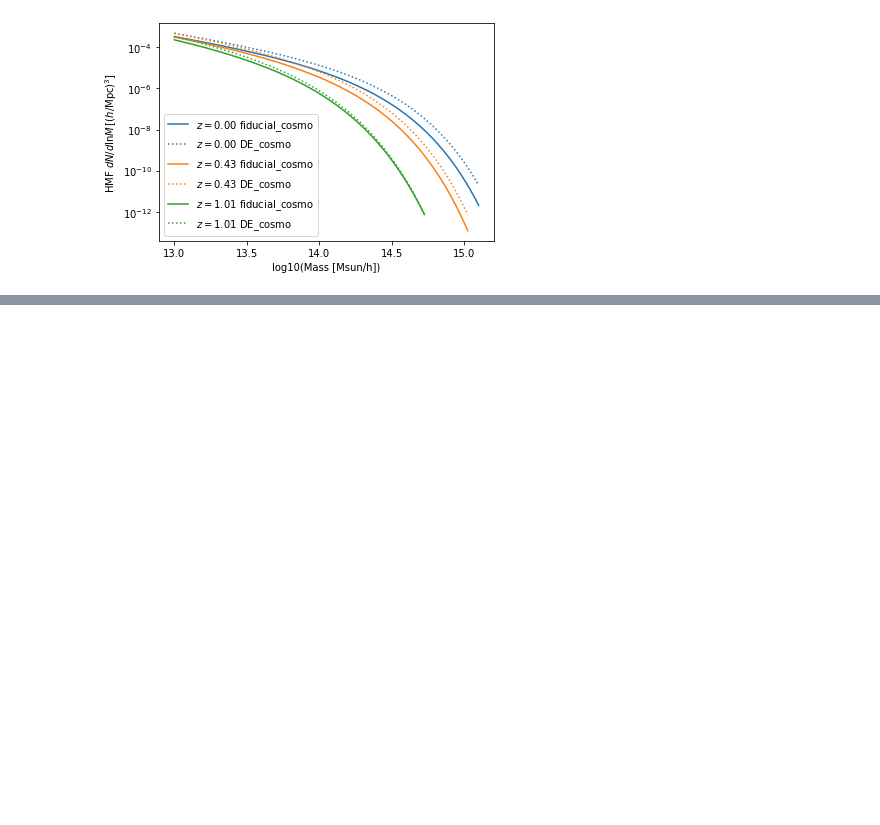
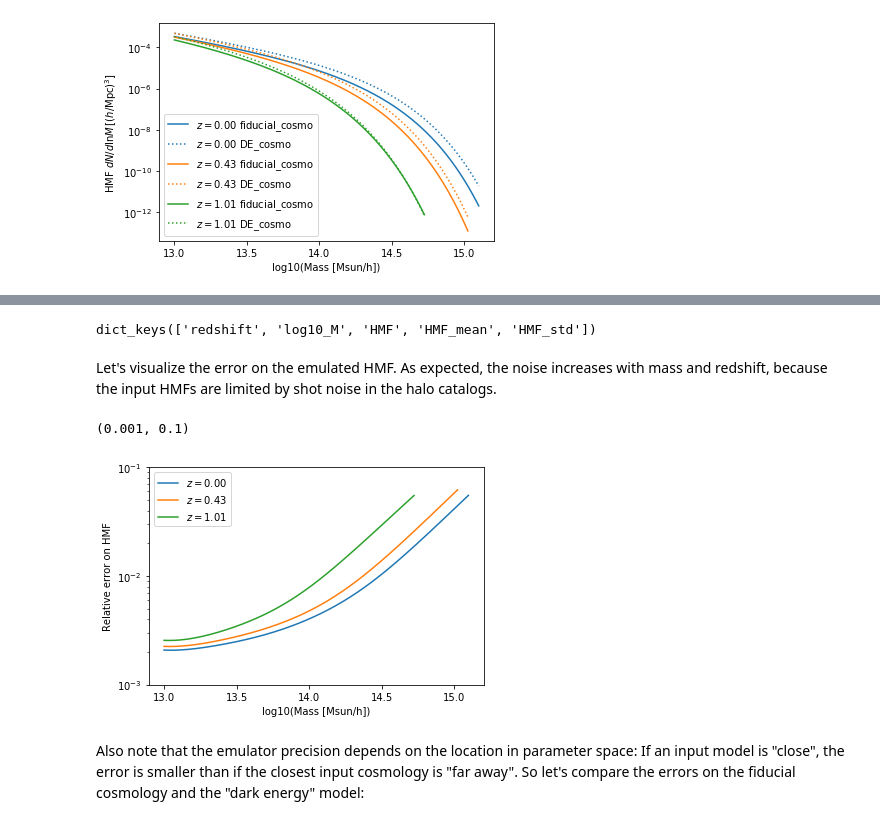
Before and after one commit to SebastianBocquet/MiraTitanHMFemulator, a Jupyter notebook: tutorial.ipynb, the cells around one changed output, grey strips where cells are left out. Saved outputs shown, nothing was run; the diff lists cells and outputs as text; code cells hidden in the pictures; blank space fills up the shorter version.

```diff
--- a/tutorial.ipynb
+++ b/tutorial.ipynb
@@ -112,0 +186,20 @@ Under construction...
+# %%
+res_w_err = HMFemu.predict(fiducial_cosmo, N_draw=1000)
+print(res_w_err[0.0].keys())
+# %% [output]
+dict_keys(['redshift', 'log10_M', 'HMF', 'HMF_mean', 'HMF_std'])
+# %% [markdown]
+Let's visualize the error on the emulated HMF. As expected, the noise increases with mass and redshift, because the input HMFs are limited by shot noise in the halo catalogs.
+# %%
+colors=['C%s'%i for i in range(3)]
+for i,z in enumerate([0.0, 0.434, 1.01]):
+    plt.semilogy(res[z]['log10_M'], res_w_err[z]['HMF_std'], color=colors[i], label='$z=%.2f$'%z)
+plt.xlabel('log10(Mass [Msun/h])')
+plt.ylabel('Relative error on HMF')
+plt.legend()
+plt.ylim(1e-3, 1e-1)
+# %% [output]
+(0.001, 0.1)
+[figure, added]
+# %% [markdown]
+Also note that the emulator precision depends on the location in parameter space: If an input model is "close", the error is smaller than if the closest input cosmology is "far away". So let's compare the errors on the fiducial cosmology and the "dark energy" model:
```
Also changed, not shown: parts of 18 cells of this notebook, 7 other files.
